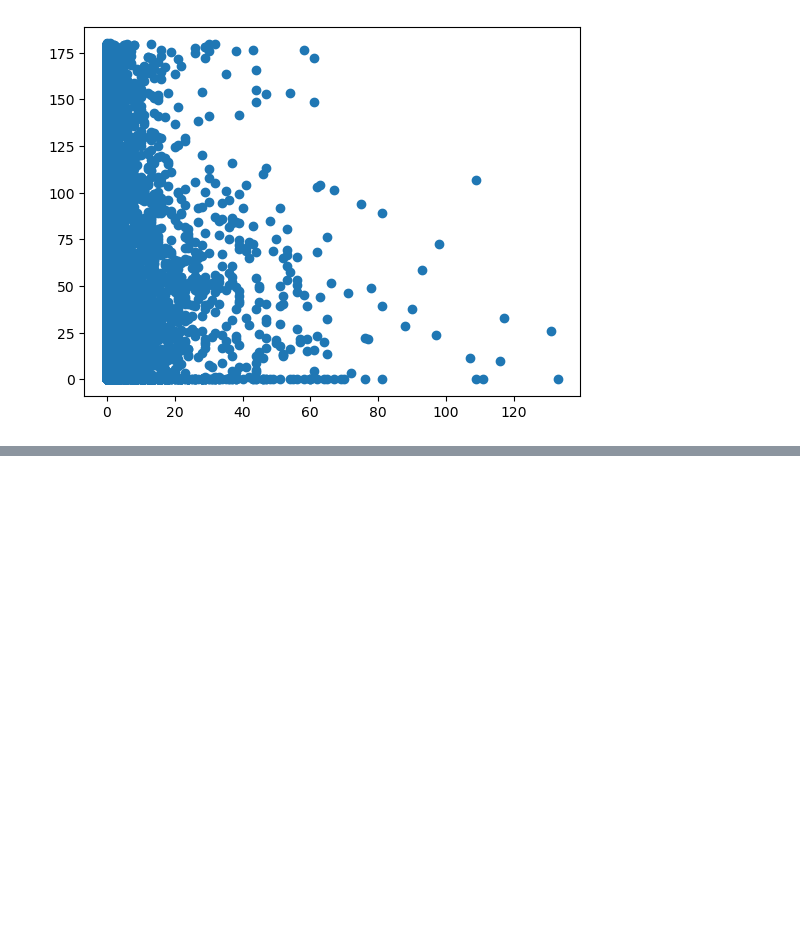
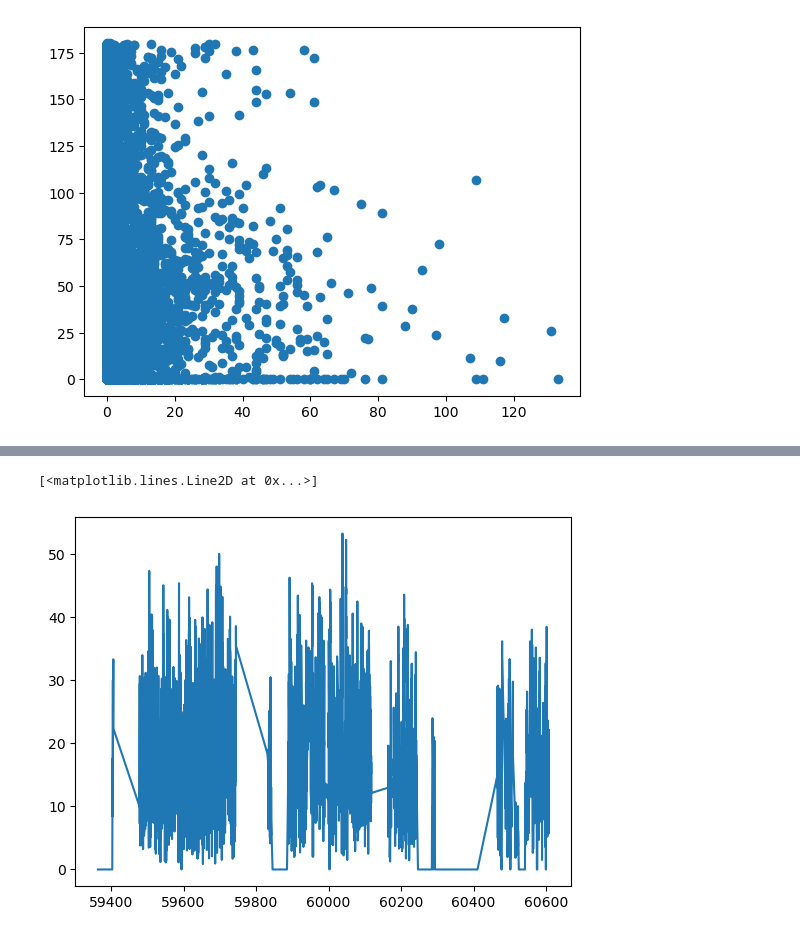
Before and after one commit to forero/wind_effects, a Jupyter notebook: extend_expoure_data.ipynb, the cells around one changed output, grey strips where cells are left out. Cells and saved outputs as stored; diff of their text form; code cells hidden in the pictures; blank space fills up the shorter version.

```diff
--- a/extend_expoure_data.ipynb
+++ b/extend_expoure_data.ipynb
@@ -250,0 +326,5 @@ fig, axes = plot_wind_speed_vs_angle(new_exposure_table)
+# %%
+plt.plot(new_exposure_table['MJD'], new_exposure_table['WIND_SPEED_AVG'])
+# %% [output]
+[<matplotlib.lines.Line2D at 0x...>]
+[figure, added]
```
Also changed, not shown: parts of 4 cells of this notebook.
